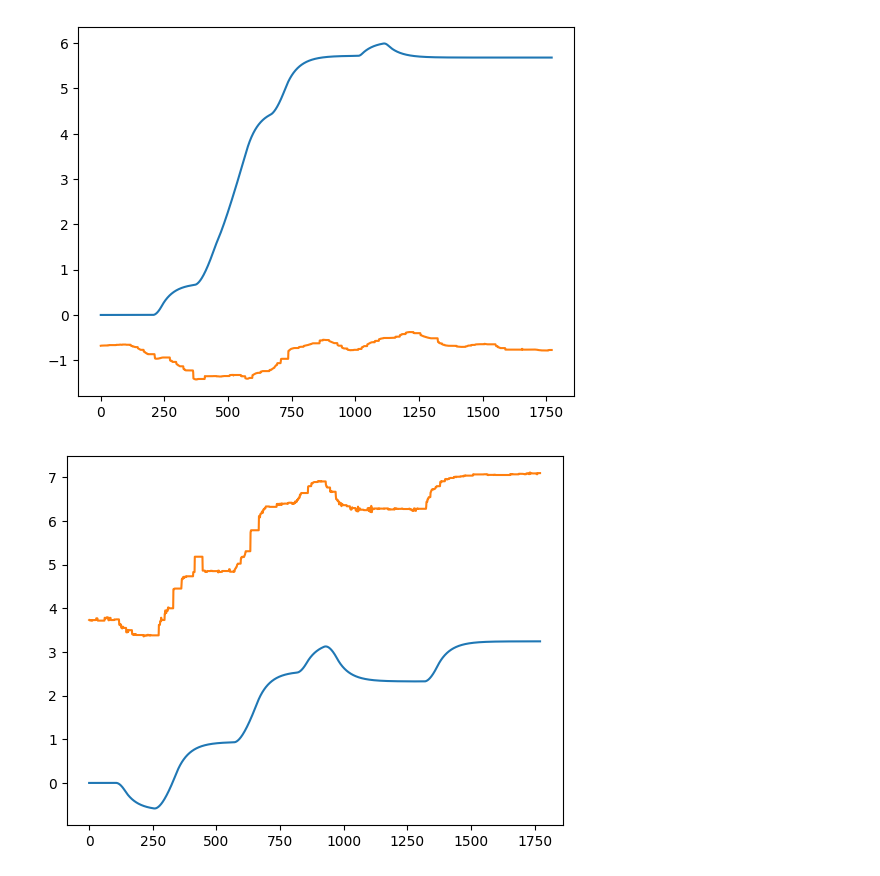
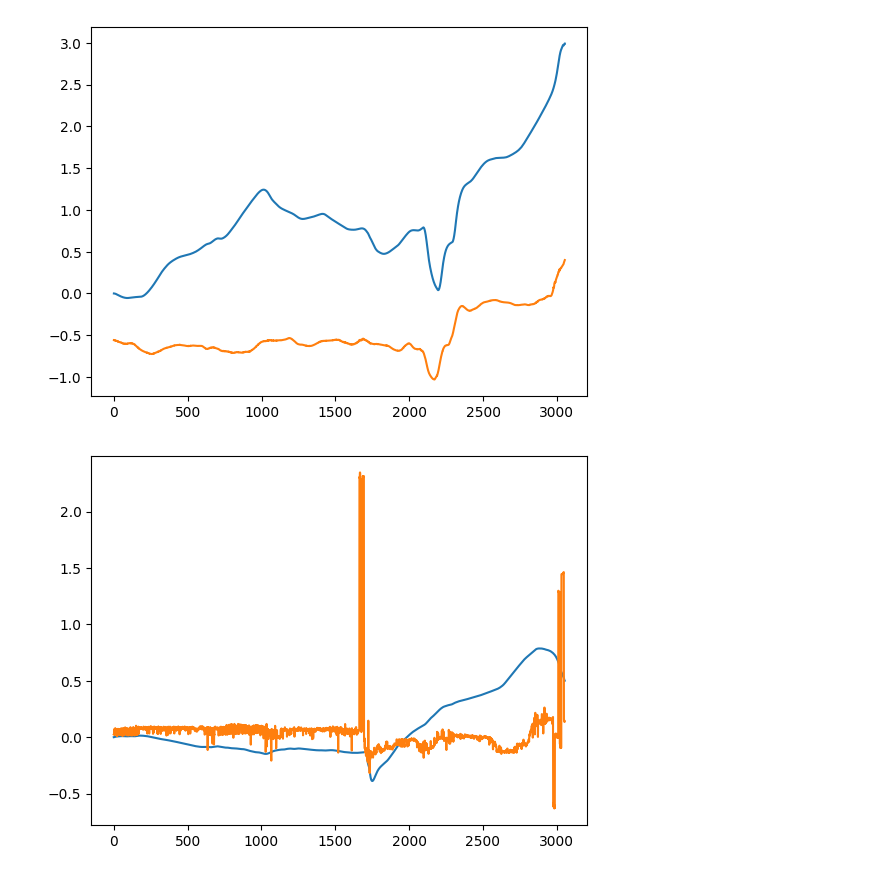
Before and after one commit to svrc-jan/master-thesis, a Jupyter notebook: tools/plot_traject.ipynb, the cells around one changed output. Drawn from its saved outputs; the diff is of its cells as text; code cells hidden in the pictures.

Commit message:
mon data, mpc and mhe in real control loop

```diff
--- a/tools/plot_traject.ipynb
+++ b/tools/plot_traject.ipynb
@@ -5,9 +5,9 @@ import matplotlib.pyplot as plt
 import pandas as pd
 import numpy as np
 # %%
-run = '5'
+run = '11'
 
-filt_file = f"../logs/real/filt/{run}.log"
+filt_file = f"../logs/real/mhe/{run}.log"
 
 df = pd.read_csv(filt_file, header=None, names=['tag', 'ts', 'v1', 'v2', 'v3', 'v4'])
 
@@ -30,12 +30,12 @@ dt = 0.02
 # dz = c_ver*throttle
 # da = c_ang*yaw
 
-p_a = 0
+p_a = np.pi
 
 x, y, z, a = [df_o[v].to_numpy() for v in ['x', 'y', 'z', 'a']]
 roll, pitch, yaw, throttle = [df_u[v].to_numpy() for v in ['roll', 'pitch', 'yaw', 'throttle']]
 
-shift = 30
+shift = 40
 
 if shift > 0:
 	x, y, z, a = [v[shift:] for v in [x, y, z, a]]
@@ -58,14 +58,14 @@ plt.show()
 # %%
 dz = throttle
-plt.plot(1*np.cumsum(dz*dt))
+plt.plot(0.8*np.cumsum(dz*dt))
 plt.plot(z-1.8)
 plt.show()
 # %% [output]
-[figure, old version]
+[figure, new version]
 # %%
 da = yaw
-plt.plot(0.9*np.cumsum(da*dt))
+plt.plot(0.8*np.cumsum(da*dt))
 plt.plot(a)
 plt.show()
 # %% [output]
-[figure, old version]
+[figure, new version]
```
Also changed, not shown: parts of 2 cells of this notebook, 43 other files.
